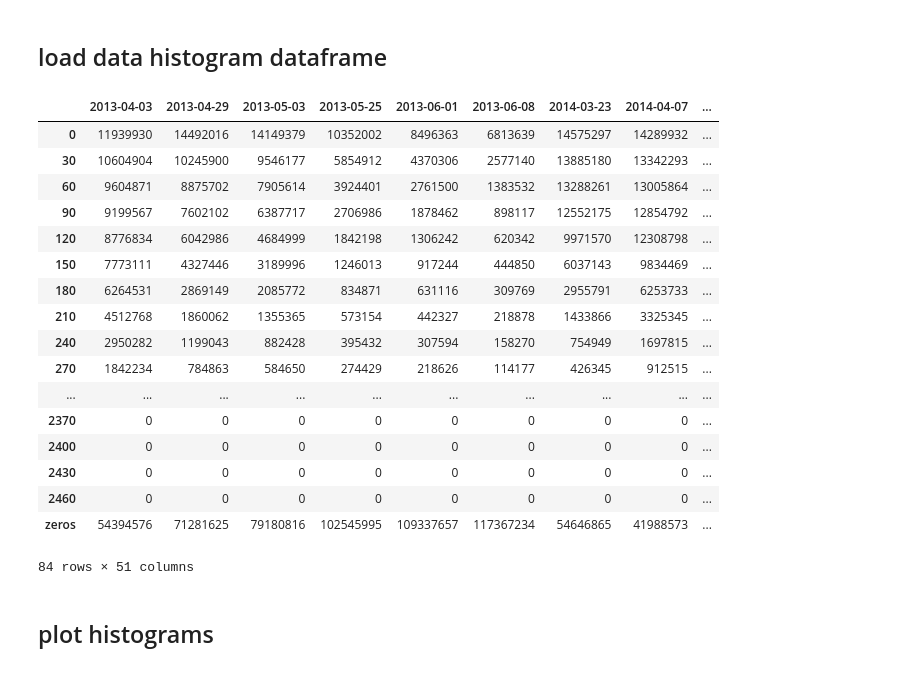
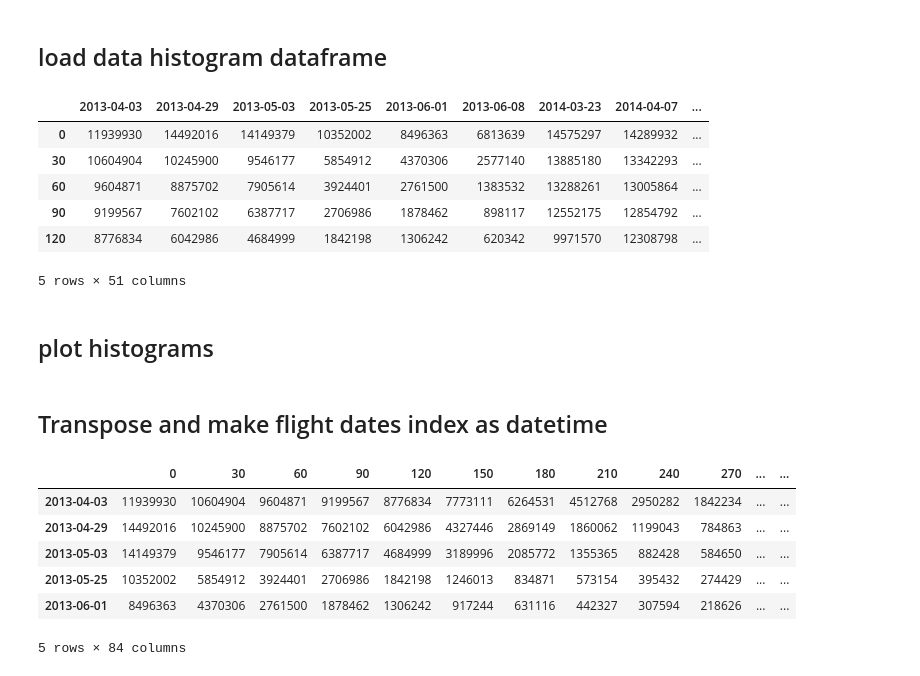
Before and after one commit to meganmason/jlabs, a Jupyter notebook: 3m_analysis/3m_histograms.ipynb, the cells around one changed output. Saved outputs shown, nothing was run; the diff lists cells and outputs as text; code cells hidden in the pictures.

```diff
--- a/3m_analysis/3m_histograms.ipynb
+++ b/3m_analysis/3m_histograms.ipynb
@@ -33,29 +33,18 @@ fs_legend = 20
 # %%
 #mm path
 # df_h = pd.read_csv('/Users/megmason/Desktop/outputs/histogram_df.csv',index_col=0)
 
 #ars path
 df_h = pd.read_csv('/home/meganmason/Documents/projects/thesis/figures/tables/histogram_df.csv',index_col=0)
 # binx = np.arange(0,1000,30) #set bin sizes to have as index
-df_h
+df_h[:5]
 
 # pd.to_datetime(df_h.columns[0]).strftime("%Y")
 # %% [output]
 |  | 2013-04-03 | 2013-04-29 | 2013-05-03 | 2013-05-25 | 2013-06-01 | 2013-06-08 | 2014-03-23 | 2014-04-07 | ... |
 | 0 | 11939930 | 14492016 | 14149379 | 10352002 | 8496363 | 6813639 | 14575297 | 14289932 | ... |
 | 30 | 10604904 | 10245900 | 9546177 | 5854912 | 4370306 | 2577140 | 13885180 | 13342293 | ... |
 | 60 | 9604871 | 8875702 | 7905614 | 3924401 | 2761500 | 1383532 | 13288261 | 13005864 | ... |
 | 90 | 9199567 | 7602102 | 6387717 | 2706986 | 1878462 | 898117 | 12552175 | 12854792 | ... |
 | 120 | 8776834 | 6042986 | 4684999 | 1842198 | 1306242 | 620342 | 9971570 | 12308798 | ... |
-| 150 | 7773111 | 4327446 | 3189996 | 1246013 | 917244 | 444850 | 6037143 | 9834469 | ... |
-| 180 | 6264531 | 2869149 | 2085772 | 834871 | 631116 | 309769 | 2955791 | 6253733 | ... |
-| 210 | 4512768 | 1860062 | 1355365 | 573154 | 442327 | 218878 | 1433866 | 3325345 | ... |
-| 240 | 2950282 | 1199043 | 882428 | 395432 | 307594 | 158270 | 754949 | 1697815 | ... |
-| 270 | 1842234 | 784863 | 584650 | 274429 | 218626 | 114177 | 426345 | 912515 | ... |
-| ... | ... | ... | ... | ... | ... | ... | ... | ... | ... |
-| 2370 | 0 | 0 | 0 | 0 | 0 | 0 | 0 | 0 | ... |
-| 2400 | 0 | 0 | 0 | 0 | 0 | 0 | 0 | 0 | ... |
-| 2430 | 0 | 0 | 0 | 0 | 0 | 0 | 0 | 0 | ... |
-| 2460 | 0 | 0 | 0 | 0 | 0 | 0 | 0 | 0 | ... |
-| zeros | 54394576 | 71281625 | 79180816 | 102545995 | 109337657 | 117367234 | 54646865 | 41988573 | ... |
-84 rows × 51 columns
+5 rows × 51 columns
@@ -70,3 +58,5 @@ df_h.shape
 #     plt.title(str(column), fontsize=fs_titles)
 #     plt.xlabel('snow depth [cm]', fontsize=fs_axes); plt.ylabel('frequency', fontsize=fs_axes)
 #     plt.xlim(-.5,34) #34 is # of bins to display -- 34x30cm = 1000+cm (i.e. 10m)
+# %% [markdown]
+## Transpose and make flight dates index as datetime
@@ -72,0 +65,11 @@ df_h.shape
+# %%
+df_h.set_index(pd.to_datetime(df_h.index), inplace=True) #inplace doesn't make a copy, overwrites
+df_h[:5]
+# %% [output]
+|  | 0 | 30 | 60 | 90 | 120 | 150 | 180 | 210 | 240 | 270 | ... | ... |
+| 2013-04-03 | 11939930 | 10604904 | 9604871 | 9199567 | 8776834 | 7773111 | 6264531 | 4512768 | 2950282 | 1842234 | ... | ... |
+| 2013-04-29 | 14492016 | 10245900 | 8875702 | 7602102 | 6042986 | 4327446 | 2869149 | 1860062 | 1199043 | 784863 | ... | ... |
+| 2013-05-03 | 14149379 | 9546177 | 7905614 | 6387717 | 4684999 | 3189996 | 2085772 | 1355365 | 882428 | 584650 | ... | ... |
+| 2013-05-25 | 10352002 | 5854912 | 3924401 | 2706986 | 1842198 | 1246013 | 834871 | 573154 | 395432 | 274429 | ... | ... |
+| 2013-06-01 | 8496363 | 4370306 | 2761500 | 1878462 | 1306242 | 917244 | 631116 | 442327 | 307594 | 218626 | ... | ... |
+5 rows × 84 columns
```
Also changed, not shown: parts of 21 cells of this notebook, 1 other file.
